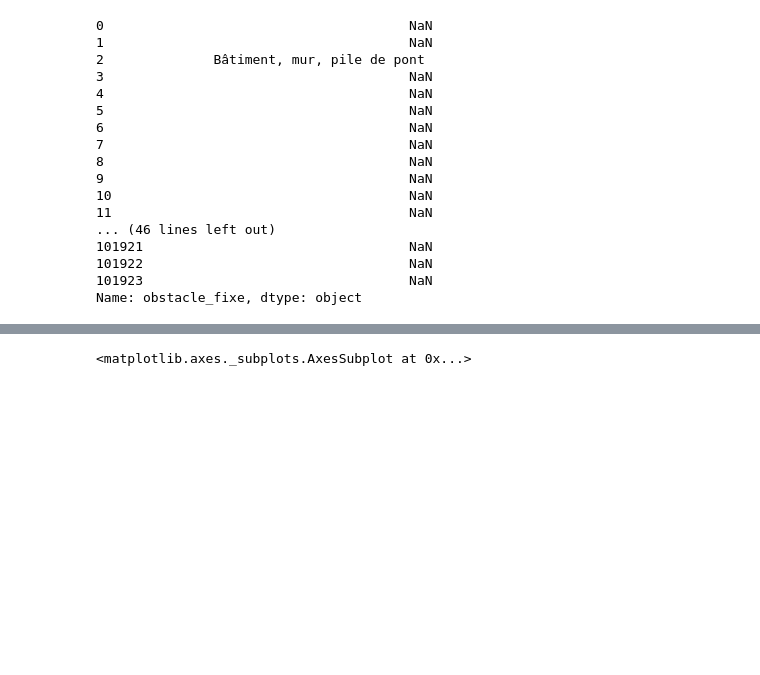
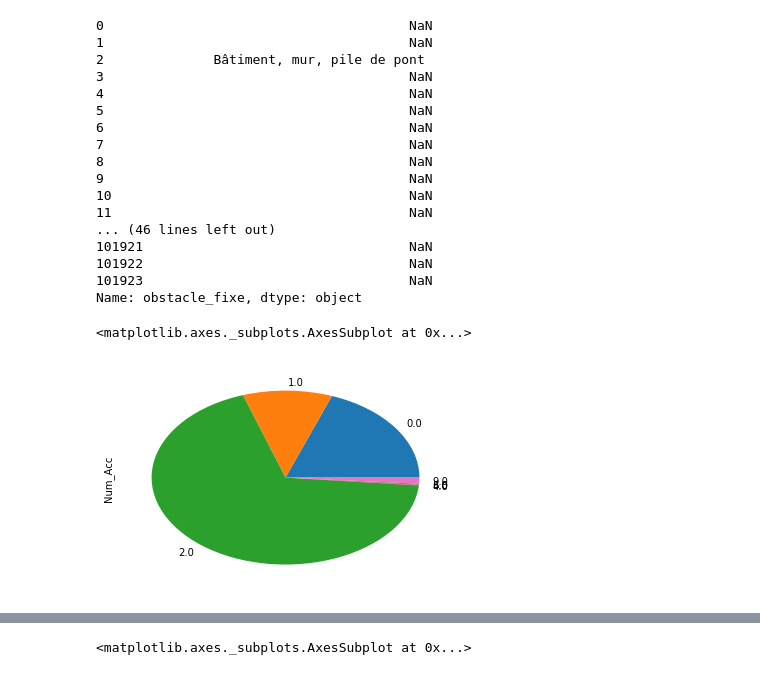
Before and after one commit to romainjouin/formation_python, a Jupyter notebook: accidents_corporels_de_la_circulation.ipynb, the cells around one changed output, grey strips where cells are left out. Saved outputs shown, nothing was run; the diff lists cells and outputs as text; code cells hidden in the pictures; blank space fills up the shorter version.

```diff
--- a/accidents_corporels_de_la_circulation.ipynb
+++ b/accidents_corporels_de_la_circulation.ipynb
@@ -497 +489,6 @@ Name: obstacle_fixe, dtype: object
+# %%
+vehicules_2016.groupby("obstacle_mobile")["Num_Acc"].count().plot.pie()
+# %% [output]
+<matplotlib.axes._subplots.AxesSubplot at 0x...>
+[figure, added]
 # %%
```
Also changed, not shown: parts of 13 cells of this notebook.
